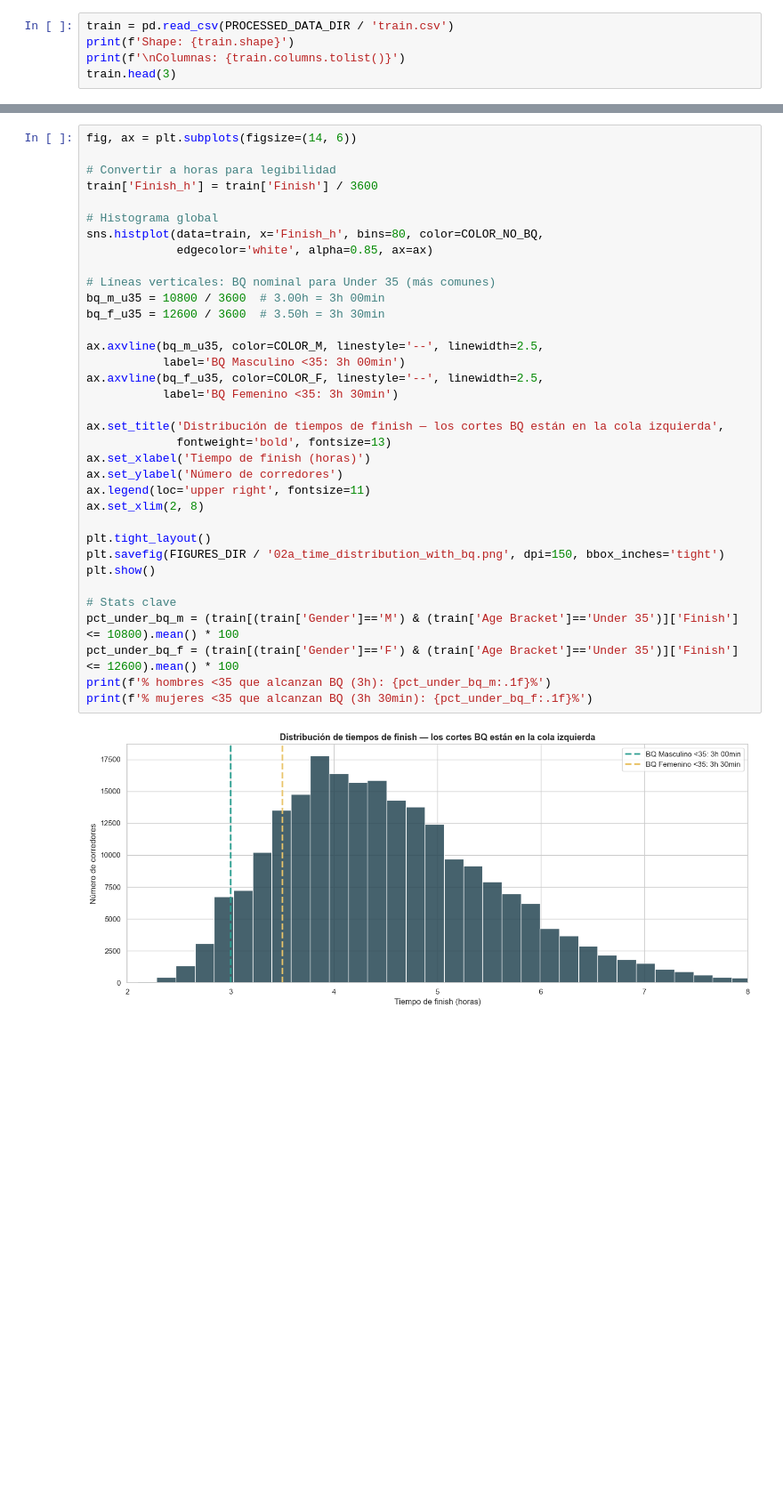
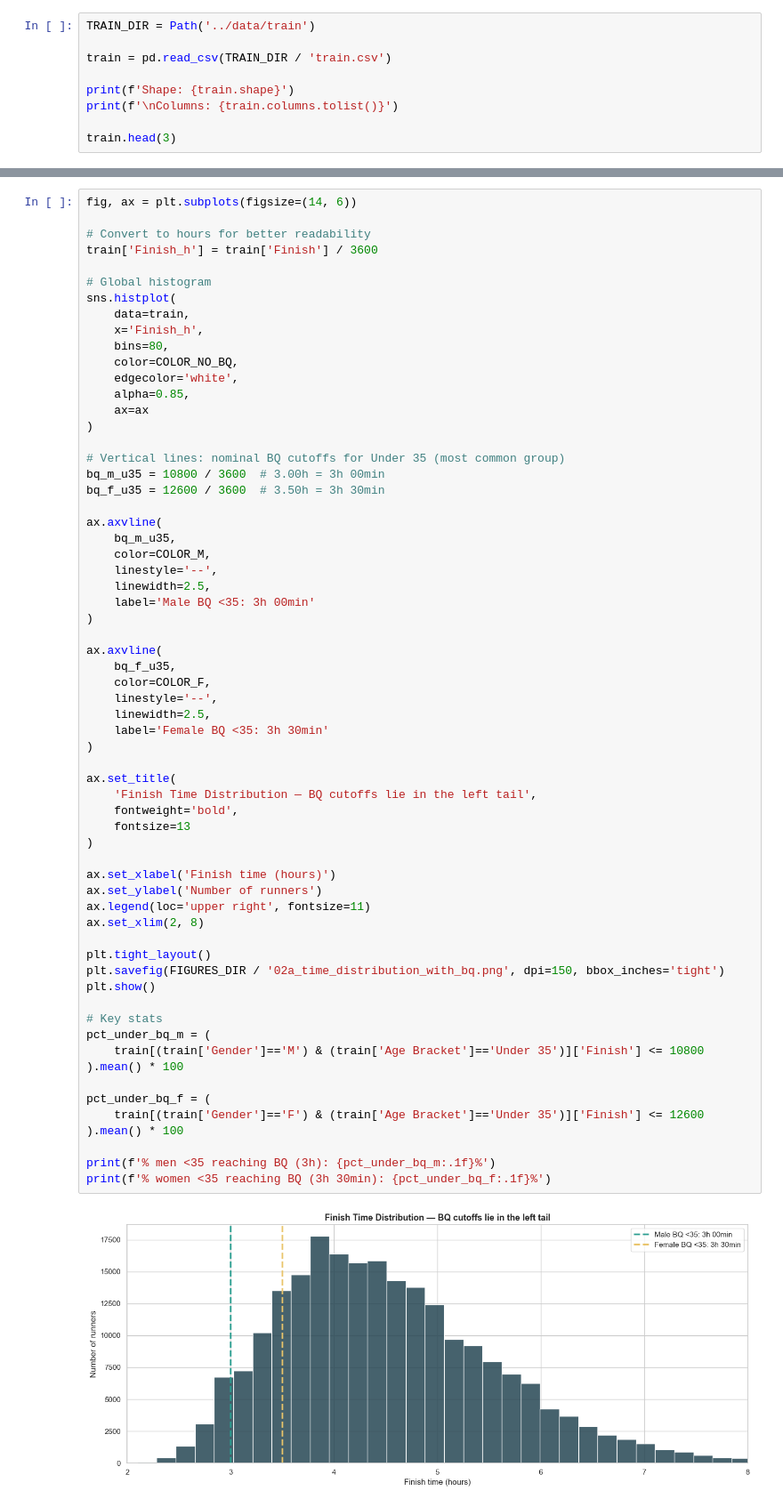
Before and after one commit to gianass-first/Boston_BQ_Predictor, a Jupyter notebook: notebooks/02_eda.ipynb, the cells around one changed output, grey strips where cells are left out. Shown at 89% size. Saved outputs shown, nothing was run; the diff lists cells and outputs as text; blank space fills up the shorter version.

```diff
--- a/notebooks/02_eda.ipynb
+++ b/notebooks/02_eda.ipynb
@@ -56,7 +52,11 @@ Imports y configuración listos
 # %%
-train = pd.read_csv(PROCESSED_DATA_DIR / 'train.csv')
+TRAIN_DIR = Path('../data/train')
+
+train = pd.read_csv(TRAIN_DIR / 'train.csv')
+
 print(f'Shape: {train.shape}')
-print(f'\nColumnas: {train.columns.tolist()}')
+print(f'\nColumns: {train.columns.tolist()}')
+
 train.head(3)
 # %% [output]
 Shape: (225356, 15)
@@ -140,37 +140,65 @@ print(f' Esto implica que un baseline trivial tendría {(1-train["es_BQ"].mean()
 # %%
 fig, ax = plt.subplots(figsize=(14, 6))
 
-# Convertir a horas para legibilidad
+# Convert to hours for better readability
 train['Finish_h'] = train['Finish'] / 3600
 
-# Histograma global
-sns.histplot(data=train, x='Finish_h', bins=80, color=COLOR_NO_BQ,
-             edgecolor='white', alpha=0.85, ax=ax)
+# Global histogram
+sns.histplot(
+    data=train,
+    x='Finish_h',
+    bins=80,
+    color=COLOR_NO_BQ,
+    edgecolor='white',
+    alpha=0.85,
+    ax=ax
+)
 
-# Líneas verticales: BQ nominal para Under 35 (más comunes)
+# Vertical lines: nominal BQ cutoffs for Under 35 (most common group)
 bq_m_u35 = 10800 / 3600  # 3.00h = 3h 00min
 bq_f_u35 = 12600 / 3600  # 3.50h = 3h 30min
 
-ax.axvline(bq_m_u35, color=COLOR_M, linestyle='--', linewidth=2.5,
-           label='BQ Masculino <35: 3h 00min')
-ax.axvline(bq_f_u35, color=COLOR_F, linestyle='--', linewidth=2.5,
-           label='BQ Femenino <35: 3h 30min')
+ax.axvline(
+    bq_m_u35,
+    color=COLOR_M,
+    linestyle='--',
+    linewidth=2.5,
+    label='Male BQ <35: 3h 00min'
+)
 
-ax.set_title('Distribución de tiempos de finish — los cortes BQ están en la cola izquierda',
-             fontweight='bold', fontsize=13)
-ax.set_xlabel('Tiempo de finish (horas)')
-ax.set_ylabel('Número de corredores')
+ax.axvline(
+    bq_f_u35,
+    color=COLOR_F,
+    linestyle='--',
+    linewidth=2.5,
+    label='Female BQ <35: 3h 30min'
+)
+
+ax.set_title(
+    'Finish Time Distribution — BQ cutoffs lie in the left tail',
+    fontweight='bold',
+    fontsize=13
+)
+
+ax.set_xlabel('Finish time (hours)')
+ax.set_ylabel('Number of runners')
 ax.legend(loc='upper right', fontsize=11)
 ax.set_xlim(2, 8)
 
 plt.tight_layout()
 plt.savefig(FIGURES_DIR / '02a_time_distribution_with_bq.png', dpi=150, bbox_inches='tight')
 plt.show()
 
-# Stats clave
-pct_under_bq_m = (train[(train['Gender']=='M') & (train['Age Bracket']=='Under 35')]['Finish'] <= 10800).mean() * 100
-pct_under_bq_f = (train[(train['Gender']=='F') & (train['Age Bracket']=='Under 35')]['Finish'] <= 12600).mean() * 100
-print(f'% hombres <35 que alcanzan BQ (3h): {pct_under_bq_m:.1f}%')
-print(f'% mujeres <35 que alcanzan BQ (3h 30min): {pct_under_bq_f:.1f}%')
+# Key stats
+pct_under_bq_m = (
+    train[(train['Gender']=='M') & (train['Age Bracket']=='Under 35')]['Finish'] <= 10800
+).mean() * 100
+
+pct_under_bq_f = (
+    train[(train['Gender']=='F') & (train['Age Bracket']=='Under 35')]['Finish'] <= 12600
+).mean() * 100
+
+print(f'% men <35 reaching BQ (3h): {pct_under_bq_m:.1f}%')
+print(f'% women <35 reaching BQ (3h 30min): {pct_under_bq_f:.1f}%')
 # %% [output]
-[figure, old version]
+[figure, new version]
```
Also changed, not shown: parts of 23 cells of this notebook, 45 other files.
